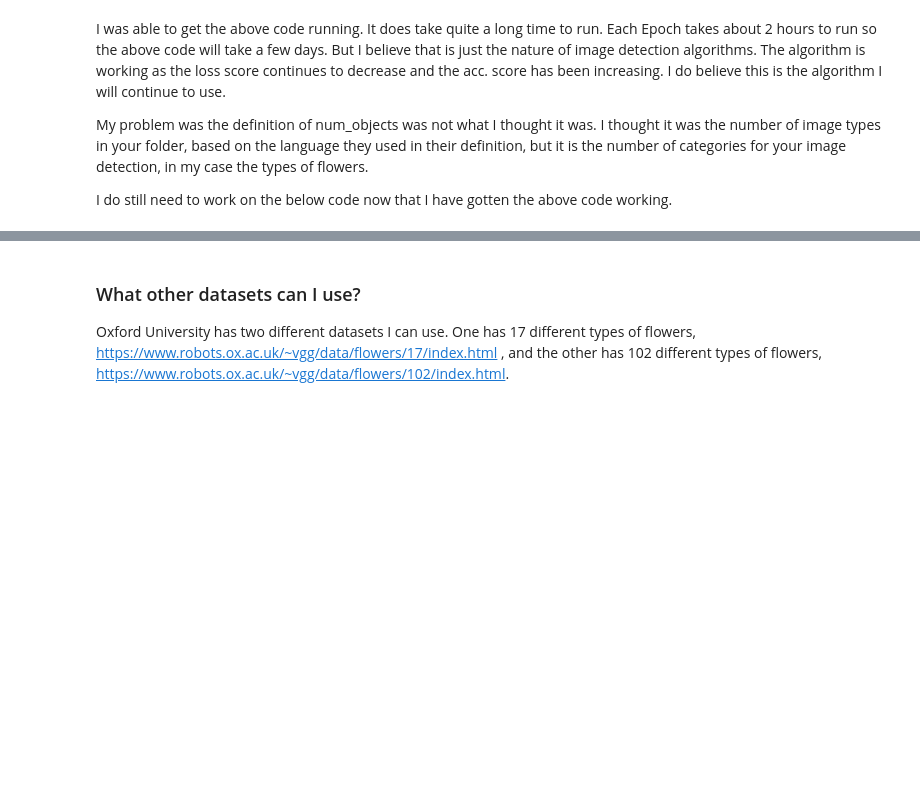
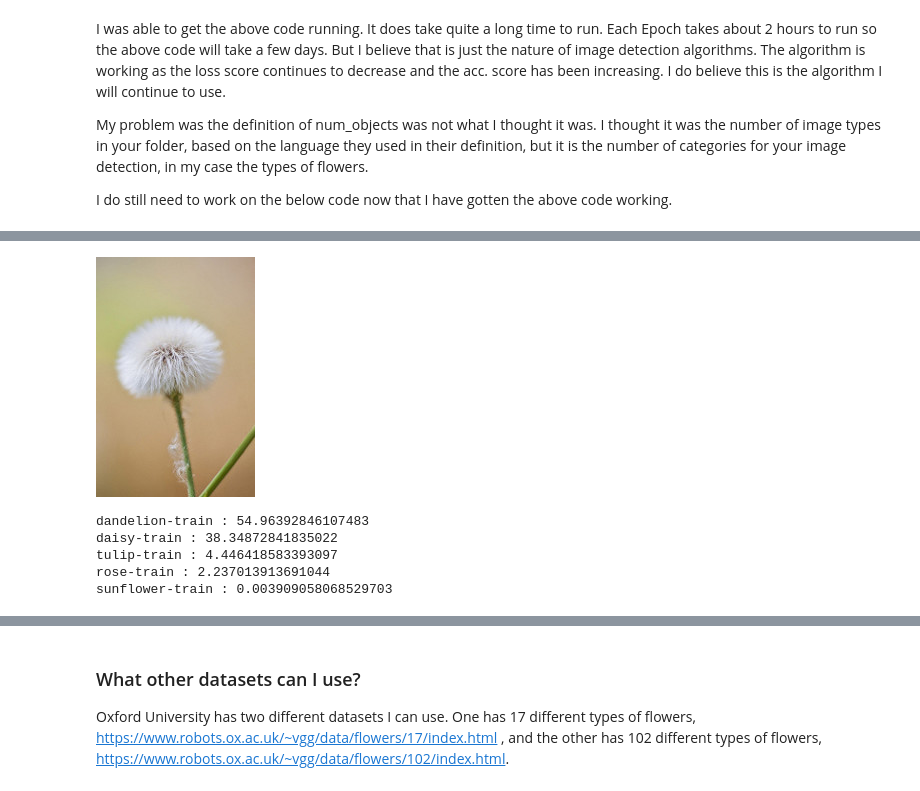
Before and after one commit to Jennifer-Smiley-Portfolio/Image-Recognition, a Jupyter notebook: Flower-Image-Recognition.ipynb, the cells around one changed output, grey strips where cells are left out. Saved outputs shown, nothing was run; the diff lists cells and outputs as text; code cells hidden in the pictures; blank space fills up the shorter version.

```diff
--- a/Flower-Image-Recognition.ipynb
+++ b/Flower-Image-Recognition.ipynb
@@ -82,0 +105,22 @@ for eachPrediction, eachProbability in zip(predictions, probabilities):
+# %%
+execution_path = os.getcwd()
+
+prediction = CustomImagePrediction()
+prediction.setModelTypeAsResNet()
+prediction.setModelPath(os.path.join(execution_path, "flower\models\model_ex-046_acc-0.731257.h5"))  # <- needs to change
+prediction.setJsonPath(os.path.join(execution_path, "flower\json\model_class.json"))  # <- needs to change
+prediction.loadModel(num_objects=5)  # <- needs to change to 5 I believe
+
+predictions, probabilities = prediction.predictImage(os.path.join(execution_path, "flower\\test\\dandelion-test\\22196426956_eca94f6faa_m.jpg"), result_count=5)
+
+display(Image.open("C:\\Users\\athen\\Documents\\CDS 490\\flower\\test\\dandelion-test\\22196426956_eca94f6faa_m.jpg"))
+for eachPrediction, eachProbability in zip(predictions, probabilities):
+    eachProb = str(eachProbability)
+    print(eachPrediction + " : " + eachProb)
+# %% [output]
+[figure, added]
+dandelion-train : 54.96392846107483
+daisy-train : 38.34872841835022
+tulip-train : 4.446418583393097
+rose-train : 2.237013913691044
+sunflower-train : 0.003909058068529703
```
Also changed, not shown: parts of 9 cells of this notebook.
